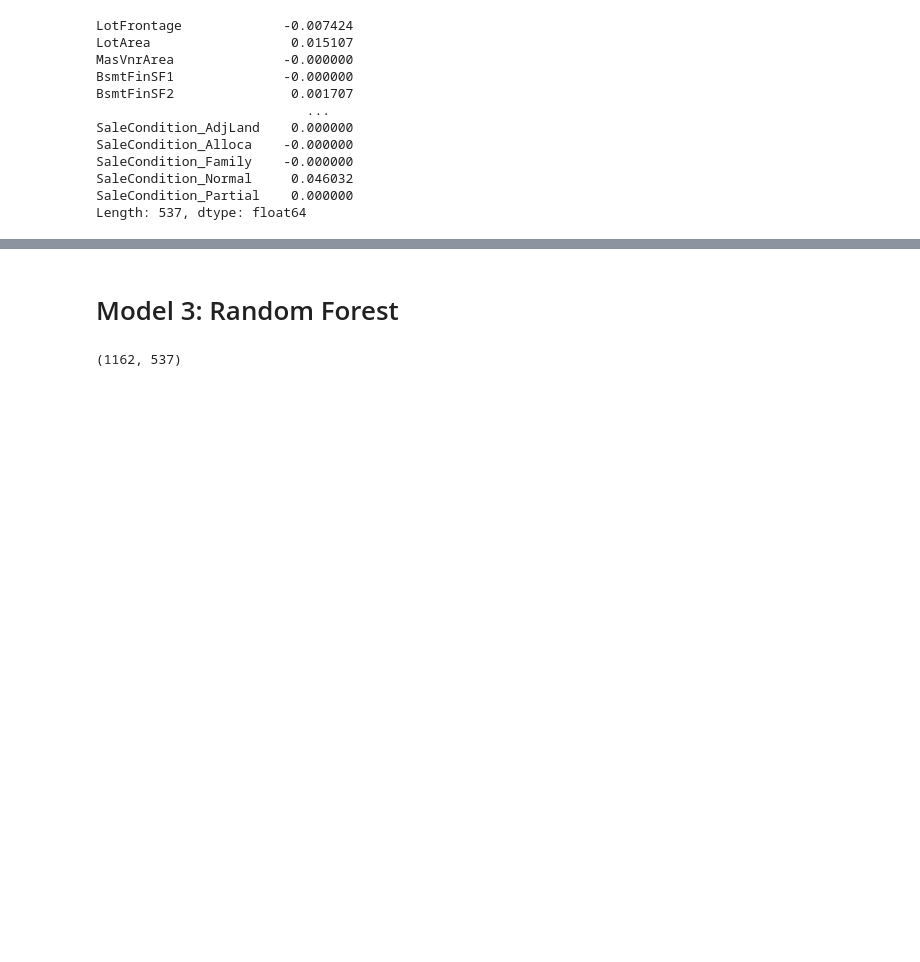
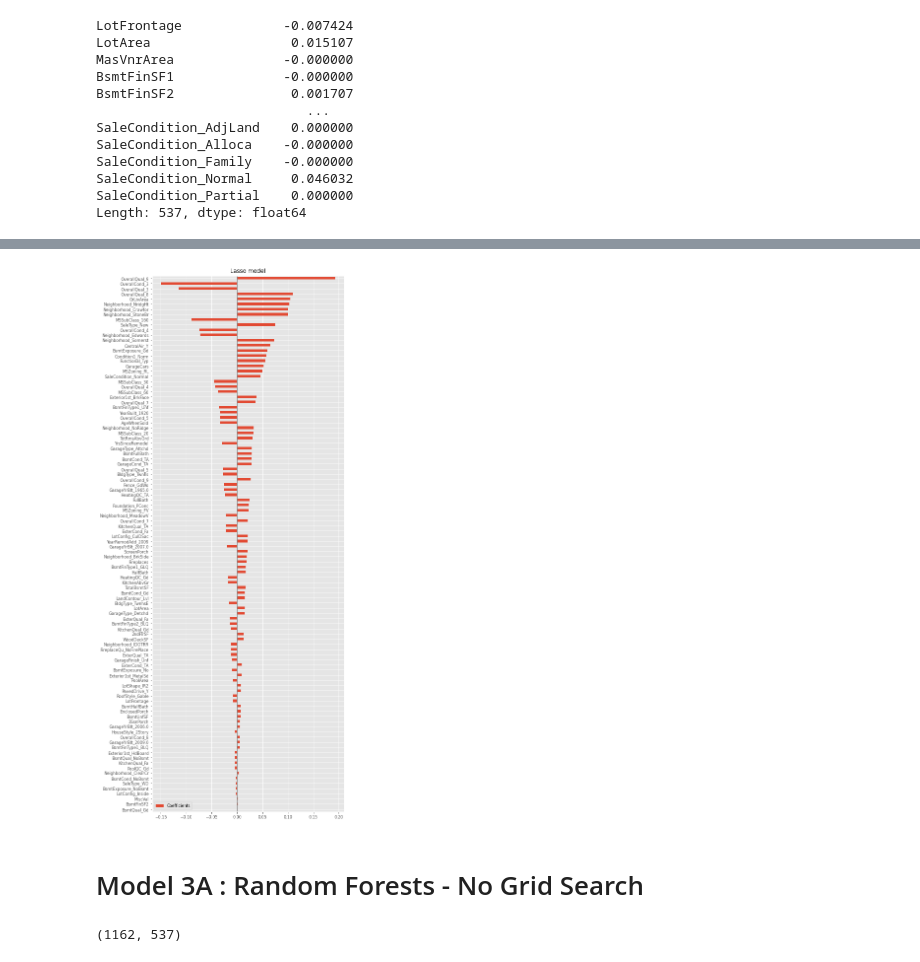
Before and after one commit to flyingcape/Ames_Iowa_HousePrices_Regression, a Jupyter notebook: ML_Project.ipynb, the cells around one changed output, grey strips where cells are left out. Drawn from its saved outputs; the diff is of its cells as text; code cells hidden in the pictures; blank space fills up the shorter version.

```diff
--- a/ML_Project.ipynb
+++ b/ML_Project.ipynb
@@ -475,0 +614,12 @@ plt.xticks(rotation = 45); # Rotates X-Axis Ticks by 45-degrees
+# %%
+coefs = pd.DataFrame(
+    gs.best_estimator_.coef_,
+    columns=["Coefficients"],
+    index=PriceFeatures.columns,
+)
+# %%
+coefs['Magnitude'] = abs(coefs['Coefficients'])
+coefs_sorted = coefs.sort_values('Magnitude', ascending = True)
+coefs_sorted_nonzero = coefs_sorted.loc[coefs_sorted['Magnitude']>0.001]
+coefs_sorted_nonzero = coefs_sorted_nonzero.drop('Magnitude', axis=1)
+coefs_sorted_nonzero.head()
@@ -476,5 +633,12 @@ plt.xticks(rotation = 45); # Rotates X-Axis Ticks by 45-degrees
+# %%
+coefs_sorted_nonzero.plot(kind="barh", figsize=(9, 20))
+plt.title("Lasso model")
+plt.axvline(x=0, color=".5")
+plt.subplots_adjust(left=0.3)
+# %% [output]
+[figure, added]
 # %% [markdown]
-# Model 3: Random Forest
+# Model 3A : Random Forests - No Grid Search
 # %%
 X_train_scaled.shape
 # %% [output]
```
Also changed, not shown: parts of 48 cells of this notebook.
